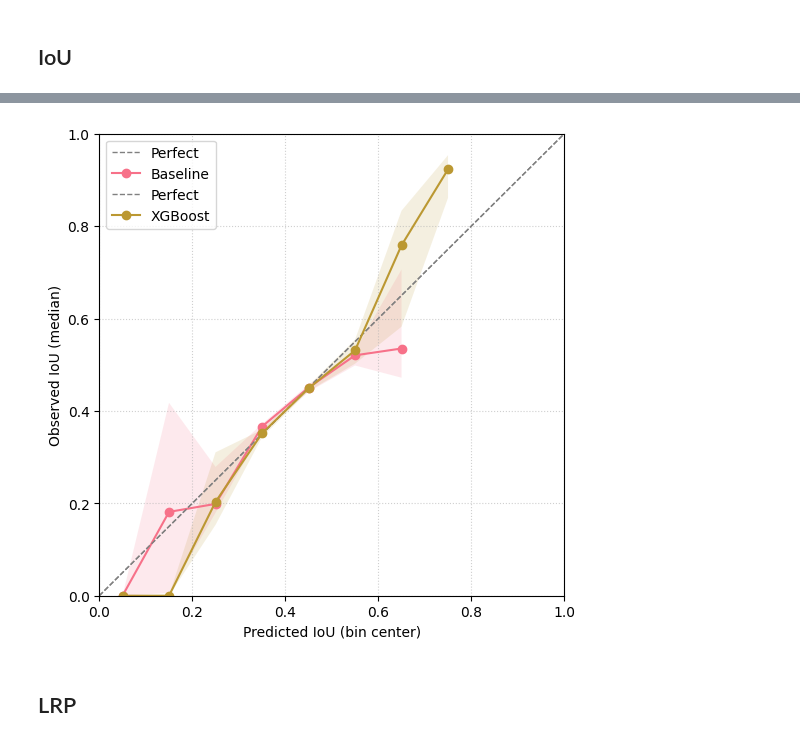
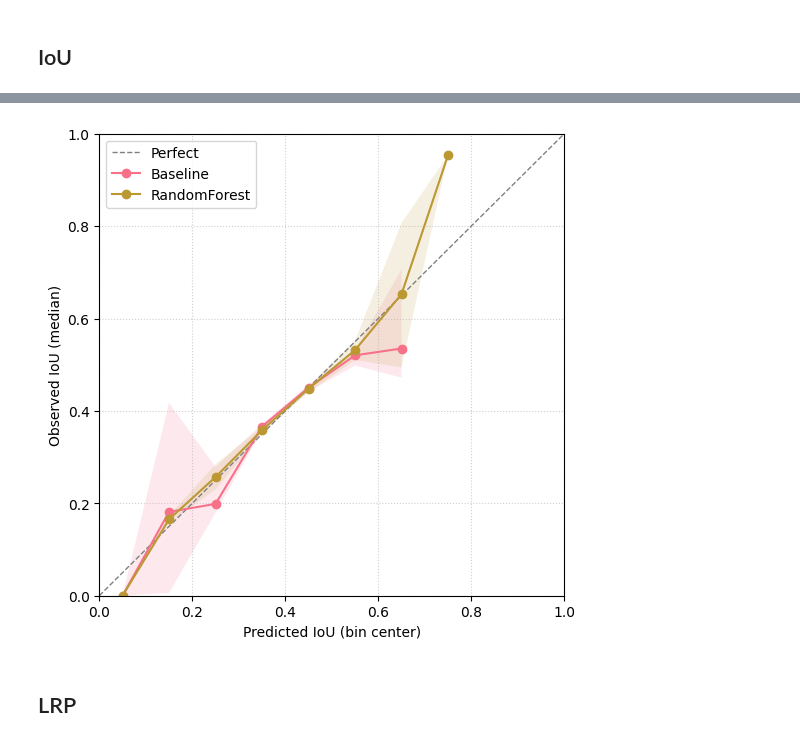
Before and after one commit to femartip/frame-validity-od, a Jupyter notebook: notebooks/assess_pred_analysis.ipynb, the cells around one changed output, grey strips where cells are left out. Drawn from its saved outputs; the diff is of its cells as text; code cells hidden in the pictures.

```diff
--- a/notebooks/assess_pred_analysis.ipynb
+++ b/notebooks/assess_pred_analysis.ipynb
@@ -238,7 +238,7 @@ display(iou_assessor_results.loc[id_bad_gt])
 # %% [markdown]
 Calibration curves but for regression.
 # %%
-def plot_calibration_curve(y_true, y_pred, bin_size=0.1, ax=None, label=None):
+def plot_calibration_curve(y_true, y_pred, bin_size=0.1, metric: str = "IoU", ax=None, label=None, iden_line: bool = True):
     y_true = np.asarray(y_true)
     y_pred = np.asarray(y_pred)
 
@@ -277,12 +277,13 @@ def plot_calibration_curve(y_true, y_pred, bin_size=0.1, ax=None, label=None):
     if ax is None:
         _, ax = plt.subplots(figsize=(6, 6))
 
-    ax.plot([0, 1], [0, 1], linestyle='--', color='gray', linewidth=1, label='Perfect')
+    if iden_line:
+        ax.plot([0, 1], [0, 1], linestyle='--', color='gray', linewidth=1, label='Perfect')
     ax.plot(avg_predicted, avg_observed, marker='o', label=label or 'Model')
     ax.fill_between(avg_predicted, err_low, err_high, alpha=0.15)
     #ax.errorbar(avg_predicted,avg_observed,yerr=np.vstack([err_low, err_high]),fmt='o-',capsize=3,label=label or 'Model')
-    ax.set_xlabel('Predicted IoU (bin center)')
-    ax.set_ylabel('Observed IoU (median)')
+    ax.set_xlabel(f'Predicted {metric} (bin center)')
+    ax.set_ylabel(f'Observed {metric} (median)')
     ax.set_xlim(0, 1)
     ax.set_ylim(0, 1)
     ax.grid(True, linestyle=':', alpha=0.6)
@@ -324,12 +325,12 @@ plot_inst_per_bin(iou_assessor_results["xgb"])
 # %%
 fig, ax = plt.subplots(figsize=(6, 6))
 plot_calibration_curve(iou_assessor_results["GT"], iou_assessor_results["baseline"], ax=ax, label="Baseline")
-plot_calibration_curve(iou_assessor_results["GT"], iou_assessor_results["xgb"], ax=ax, label="XGBoost")
+plot_calibration_curve(iou_assessor_results["GT"], iou_assessor_results["rf"], ax=ax, label="RandomForest", iden_line=False)
 #plot_calibration_curve(y_test, y_pred_iou_rf, ax=ax, label="RanfomForest")
 ax.legend()
-plt.savefig("./plots/iou_baseline_vs_xgb_calib_curve.png")
+plt.savefig("./plots/iou_baseline_vs_rf_calib_curve.png")
 # %% [output]
-[figure, old version]
+[figure, new version]
 # %% [markdown]
 ## LRP
 # %%
```
Also changed, not shown: parts of 2 cells of this notebook, 3 other files.
